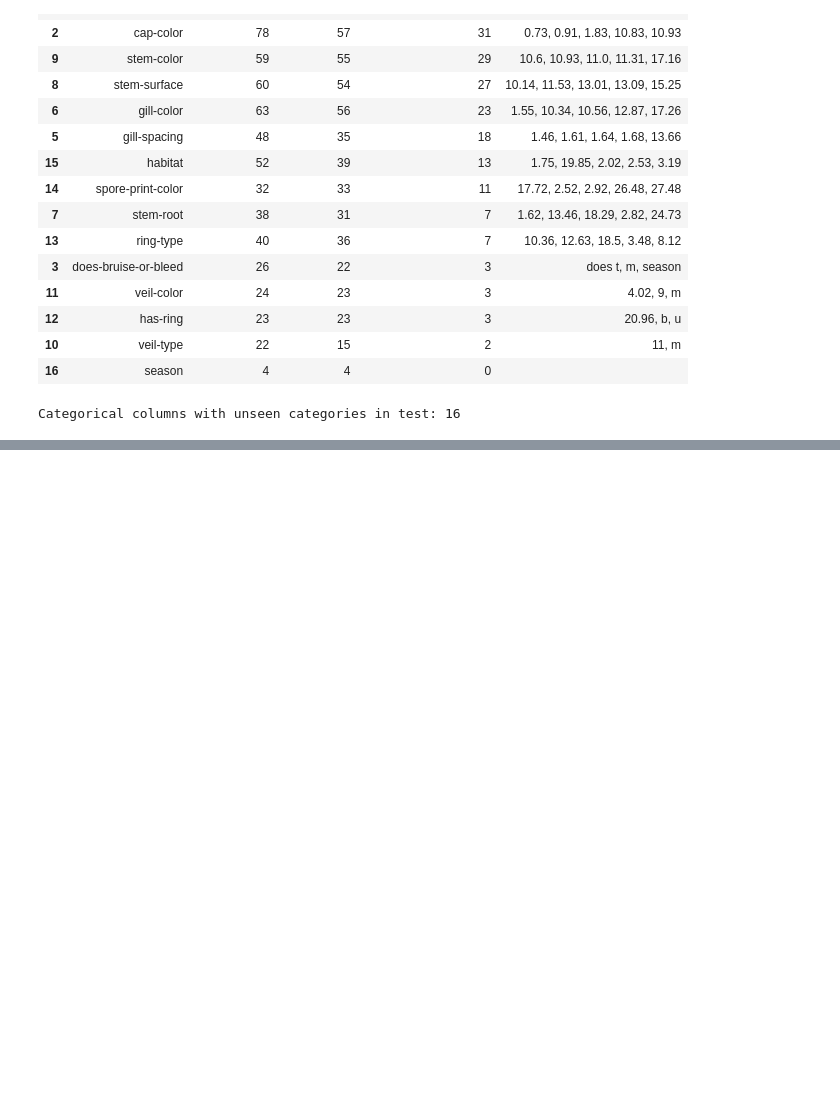
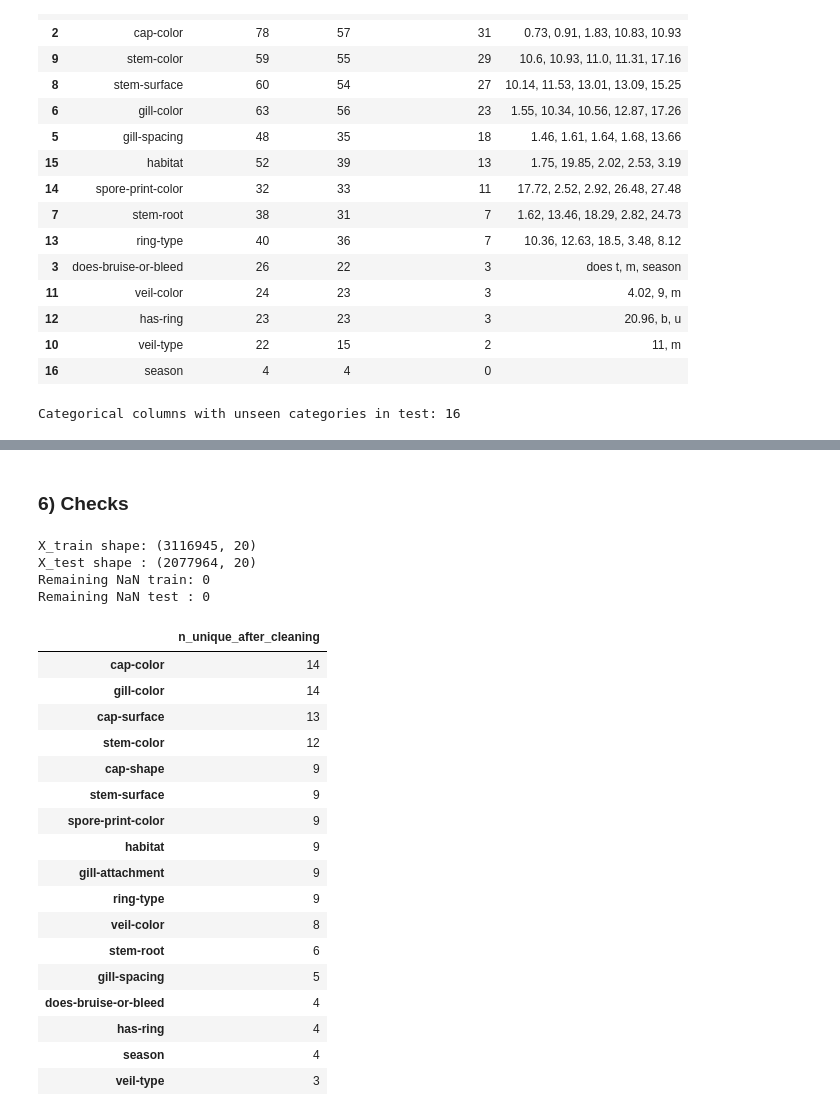
Before and after one commit to AntoineMilochevitch/mushroom-prediction, a Jupyter notebook: notebooks/mushroom_prediction.ipynb, the cells around one changed output, grey strips where cells are left out. Cells and saved outputs as stored; diff of their text form; code cells hidden in the pictures; blank space fills up the shorter version.

```diff
--- a/notebooks/mushroom_prediction.ipynb
+++ b/notebooks/mushroom_prediction.ipynb
@@ -522,0 +698,18 @@ fig.show()
+# %%
+for col in categorical_cols:
+    # Convertir en string pour éviter les surprises de dtype
+    X_train[col] = X_train[col].astype("string")
+    X_test[col] = X_test[col].astype("string")
+
+    # NaN explicite
+    X_train[col] = X_train[col].fillna(MISSING_LABEL)
+    X_test[col] = X_test[col].fillna(MISSING_LABEL)
+
+    # Regrouper les rares du train
+    X_train[col] = X_train[col].where(~X_train[col].isin(rare_maps[col]), RARE_LABEL)
+
+    # Côté test:
+    # - valeurs rares connues -> RARE
+    # - valeurs inconnues (pas vues dans train) -> RARE aussi
+    known_train_values = set(X_train[col].unique())
+    X_test[col] = X_test[col].where(X_test[col].isin(known_train_values), RARE_LABEL)
@@ -522,0 +724,36 @@ fig.show()
+# %% [markdown]
+### 6) Checks
+# %%
+print("X_train shape:", X_train.shape)
+print("X_test shape :", X_test.shape)
+print("Remaining NaN train:", int(X_train.isna().sum().sum()))
+print("Remaining NaN test :", int(X_test.isna().sum().sum()))
+
+# Vérifier rapidement cardinalité post-nettoyage
+post_card = pd.Series({c: X_train[c].nunique(dropna=False) for c in categorical_cols}) \
+    .sort_values(ascending=False) \
+    .to_frame("n_unique_after_cleaning")
+display(post_card.head(20))
+# %% [output]
+X_train shape: (3116945, 20)
+X_test shape : (2077964, 20)
+Remaining NaN train: 0
+Remaining NaN test : 0
+|  | n_unique_after_cleaning |
+| cap-color | 14 |
+| gill-color | 14 |
+| cap-surface | 13 |
+| stem-color | 12 |
+| cap-shape | 9 |
+| stem-surface | 9 |
+| spore-print-color | 9 |
+| habitat | 9 |
+| gill-attachment | 9 |
+| ring-type | 9 |
+| veil-color | 8 |
+| stem-root | 6 |
+| gill-spacing | 5 |
+| does-bruise-or-bleed | 4 |
+| has-ring | 4 |
+| season | 4 |
+| veil-type | 3 |
```
Also changed, not shown: parts of 24 cells of this notebook.
